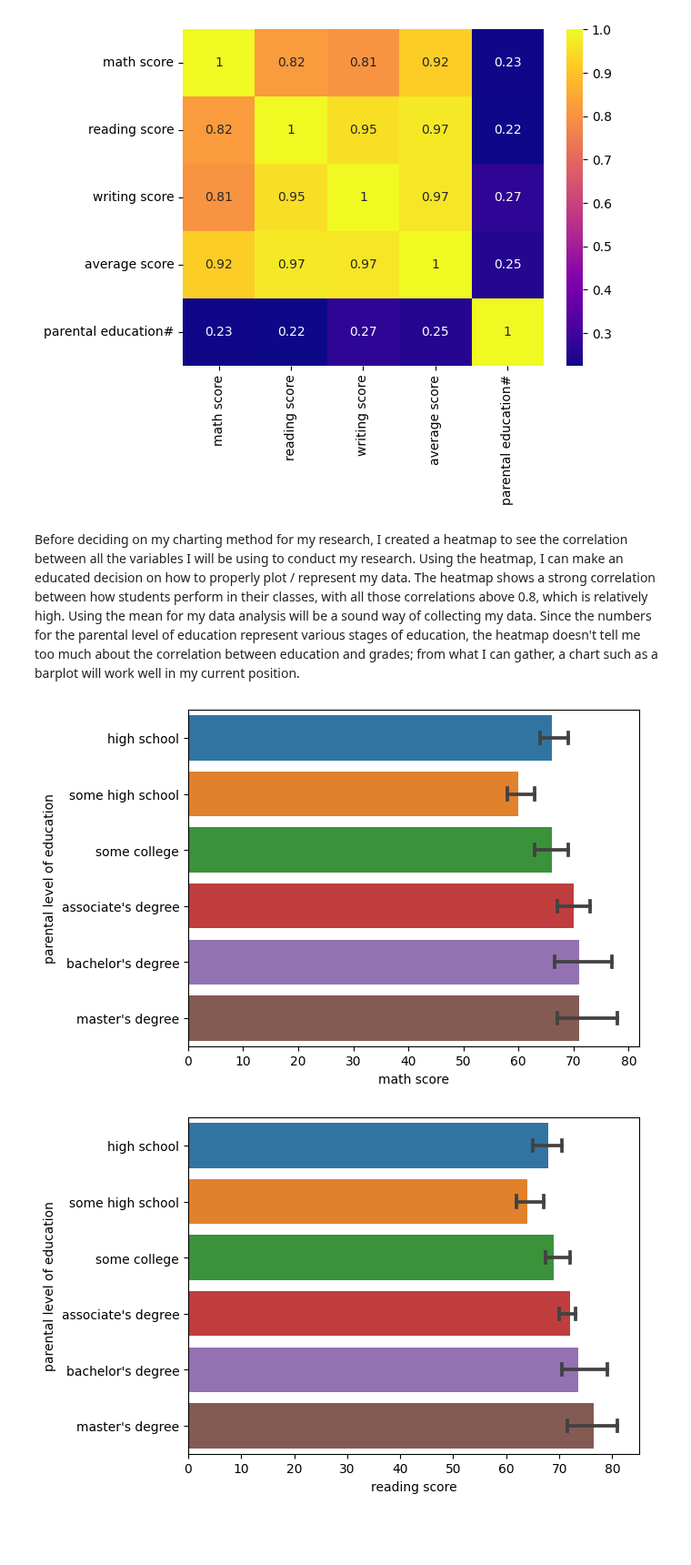
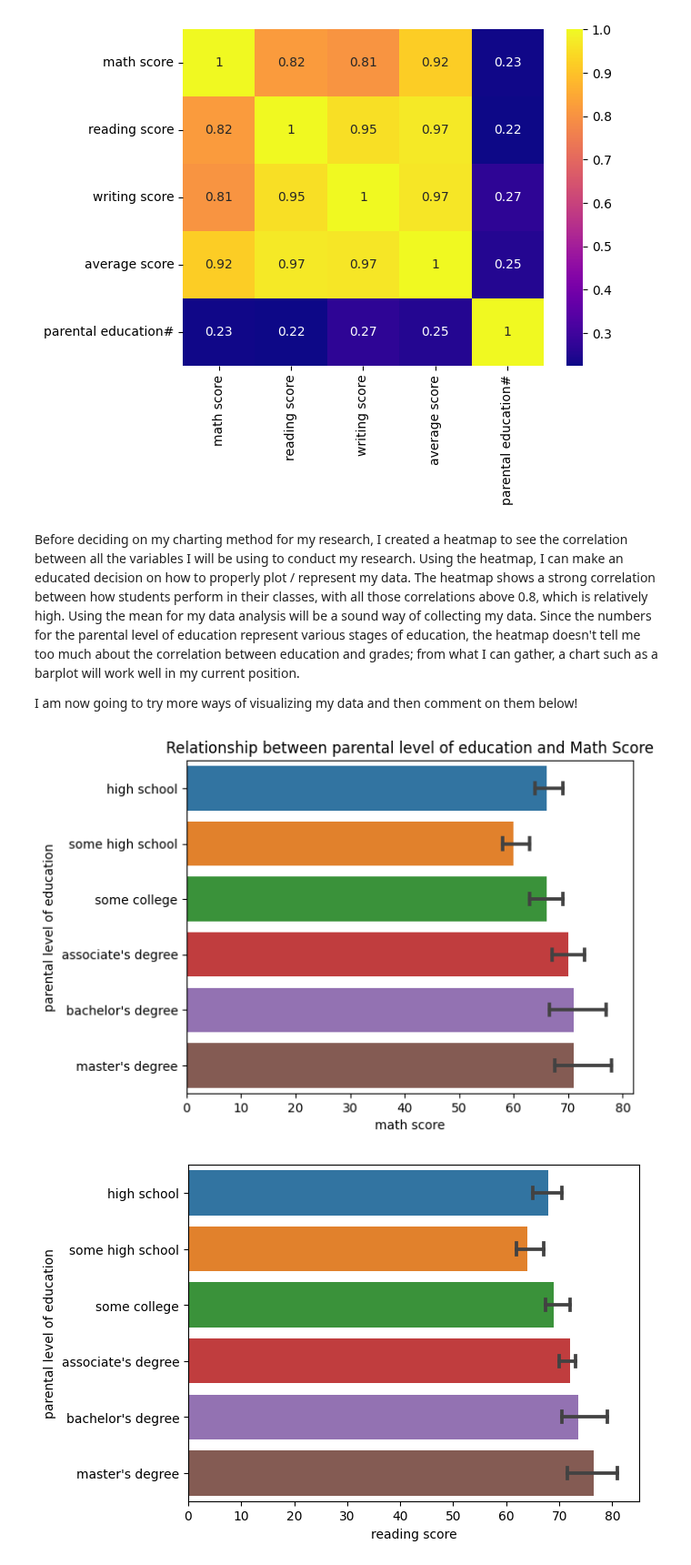
Before and after one commit to ubco-W2022T1-cosc301/project-group01, a Jupyter notebook: notebooks/analysis1.ipynb, the cells around one changed output. Shown at 91% size. Saved outputs shown, nothing was run; the diff lists cells and outputs as text; code cells hidden in the pictures; blank space fills up the shorter version.

```diff
--- a/notebooks/analysis1.ipynb
+++ b/notebooks/analysis1.ipynb
@@ -115,8 +122,10 @@ df1.corr()
 [figure]
 # %% [markdown]
 Before deciding on my charting method for my research, I created a heatmap to see the correlation between all the variables I will be using to conduct my research. Using the heatmap, I can make an educated decision on how to properly plot / represent my data. The heatmap shows a strong correlation between how students perform in their classes, with all those correlations above 0.8, which is relatively high. Using the mean for my data analysis will be a sound way of collecting my data. Since the numbers for the parental level of education represent various stages of education, the heatmap doesn't tell me too much about the correlation between education and grades; from what I can gather, a chart such as a barplot will work well in my current position.
+
+I am now going to try more ways of visualizing my data and then comment on them below!
 # %%
-barplotMath = sns.barplot(y="parental level of education", x="math score", data=df, estimator=np.median, capsize=.2)
+barplotMath = sns.barplot(y="parental level of education", x="math score", data=df, estimator=np.median, capsize=.2).set(title="Relationship between parental level of education and Math Score")
 # %% [output]
-[figure, old version]
+[figure, new version]
 # %%
```
Also changed, not shown: parts of 14 cells of this notebook.
